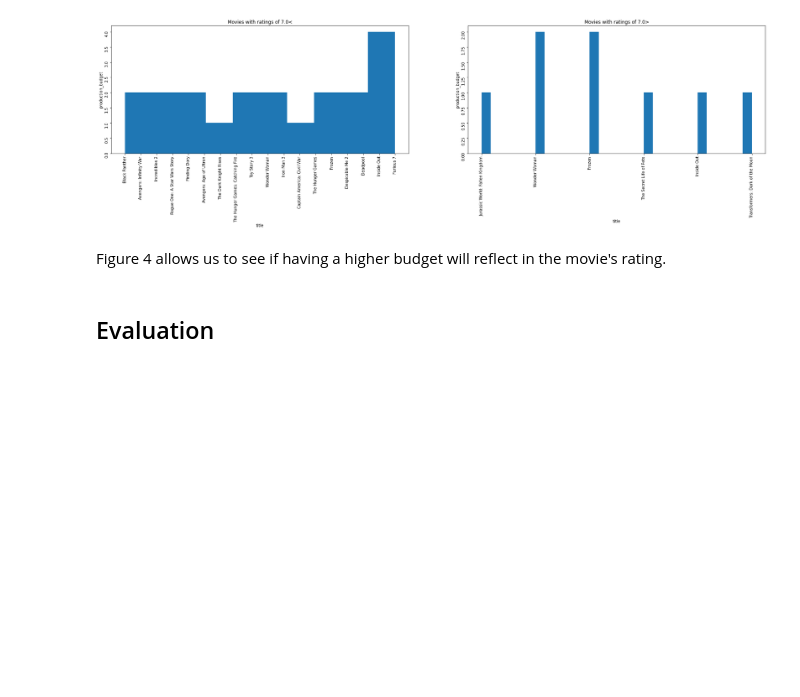
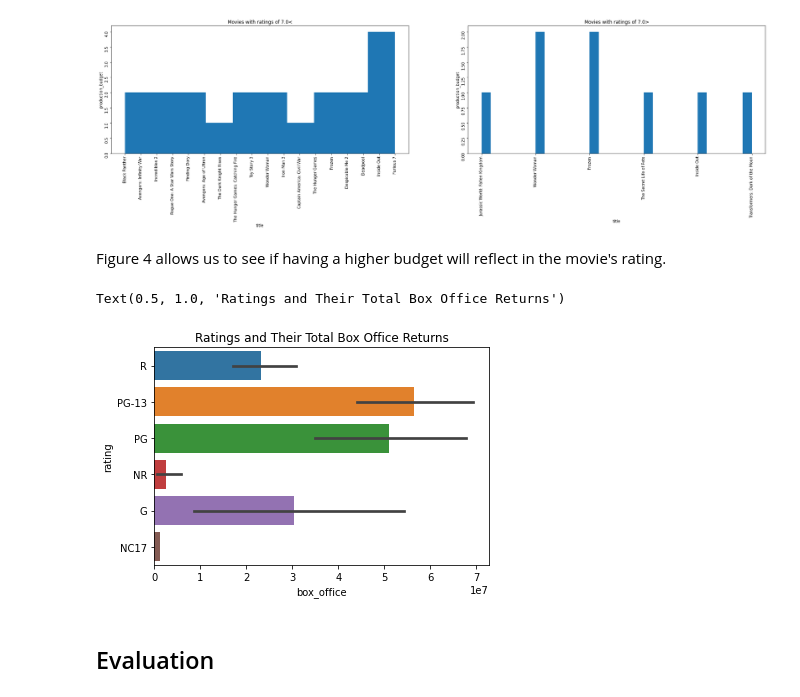
Before and after one commit to ashakeri92/dsc-phase-1-project-v2-3, a Jupyter notebook: analysis.ipynb, the cells around one changed output. Cells and saved outputs as stored; diff of their text form; code cells hidden in the pictures; blank space fills up the shorter version.

```diff
--- a/analysis.ipynb
+++ b/analysis.ipynb
@@ -162,0 +164,4 @@ ValueError: cannot convert float NaN to integer
+# %%
+info.box_office=info.box_office.str.replace(",","")
+# %%
+info.box_office=info.box_office.astype(int)
@@ -523,6 +536,12 @@ plt.show()
 [figure]
 # %% [markdown]
 Figure 4 allows us to see if having a higher budget will reflect in the movie's rating.
+# %%
+sns.barplot(y="rating", x="box_office", data=info)
+plt.title("Ratings and Their Total Box Office Returns")
+# %% [output]
+Text(0.5, 1.0, 'Ratings and Their Total Box Office Returns')
+[figure, added]
 # %% [markdown]
 ## Evaluation
 # %% [markdown]
```
Also changed, not shown: parts of 9 cells of this notebook.
